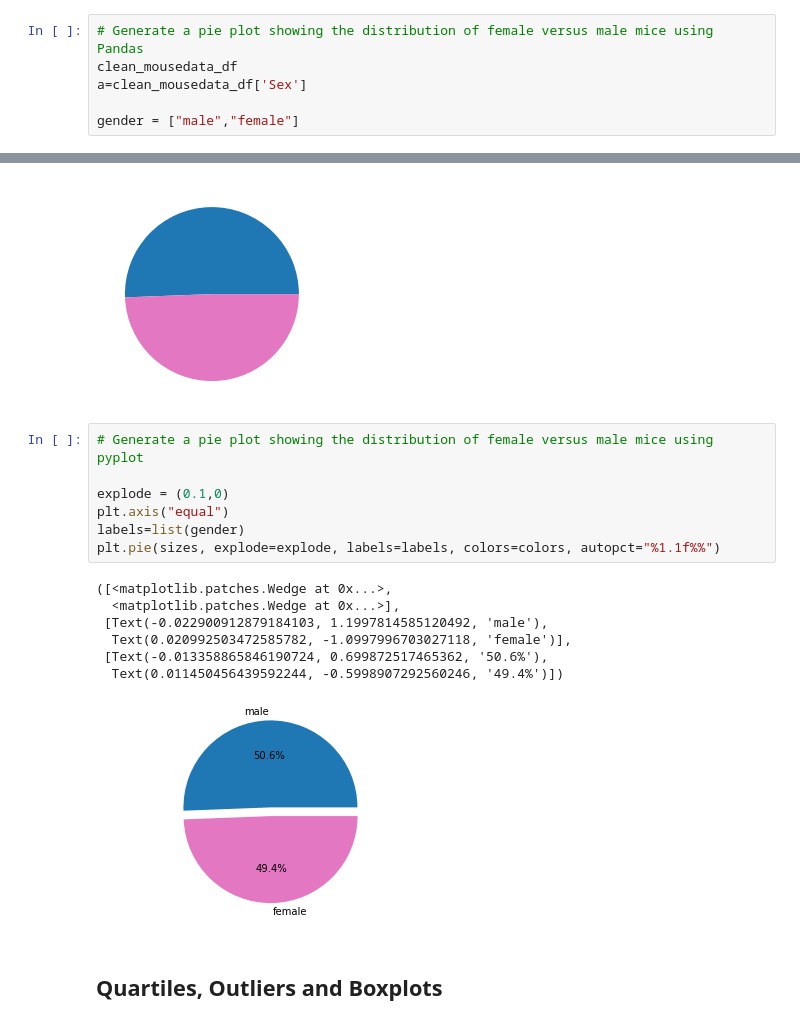
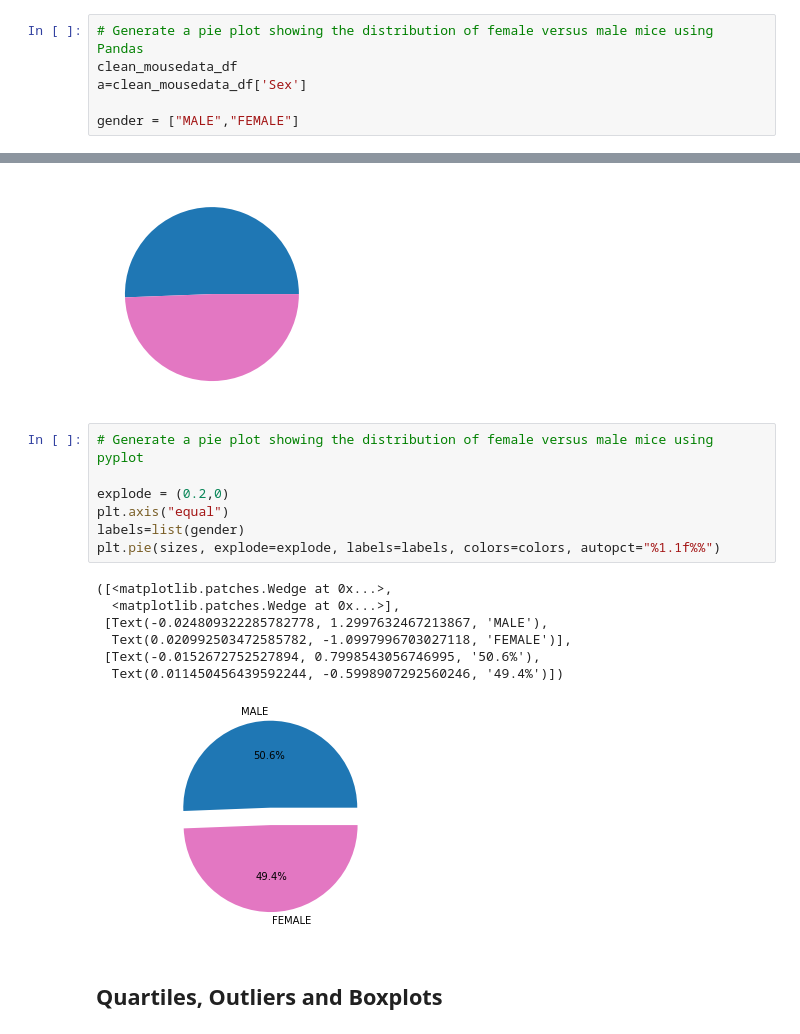
Before and after one commit to chokison79/Matplotlib-challenge, a Jupyter notebook: pymaceuticals_starter.ipynb, the cells around one changed output, grey strips where cells are left out. Cells and saved outputs as stored; diff of their text form.

```diff
--- a/pymaceuticals_starter.ipynb
+++ b/pymaceuticals_starter.ipynb
@@ -280,7 +282,7 @@ plt.bar(x_axis, y_axis, color='g', alpha=0.5, align="center")
 clean_mousedata_df
 a=clean_mousedata_df['Sex']
 
-gender = ["male","female"]
+gender = ["MALE","FEMALE"]
 # %%
 # Male count
 np.sum(a == "Male")
@@ -308,17 +310,17 @@ plt.pie(sizes, colors=colors)
 # %%
 # Generate a pie plot showing the distribution of female versus male mice using pyplot
 
-explode = (0.1,0)
+explode = (0.2,0)
 plt.axis("equal")
 labels=list(gender)
 plt.pie(sizes, explode=explode, labels=labels, colors=colors, autopct="%1.1f%%")
 # %% [output]
 ([<matplotlib.patches.Wedge at 0x...>,
   <matplotlib.patches.Wedge at 0x...>],
- [Text(-0.022900912879184103, 1.1997814585120492, 'male'),
-  Text(0.020992503472585782, -1.0997996703027118, 'female')],
- [Text(-0.013358865846190724, 0.699872517465362, '50.6%'),
+ [Text(-0.024809322285782778, 1.2997632467213867, 'MALE'),
+  Text(0.020992503472585782, -1.0997996703027118, 'FEMALE')],
+ [Text(-0.0152672752527894, 0.7998543056746995, '50.6%'),
   Text(0.011450456439592244, -0.5998907292560246, '49.4%')])
-[figure, old version]
+[figure, new version]
 # %% [markdown]
 ## Quartiles, Outliers and Boxplots
```
Also changed, not shown: parts of 8 cells of this notebook.
